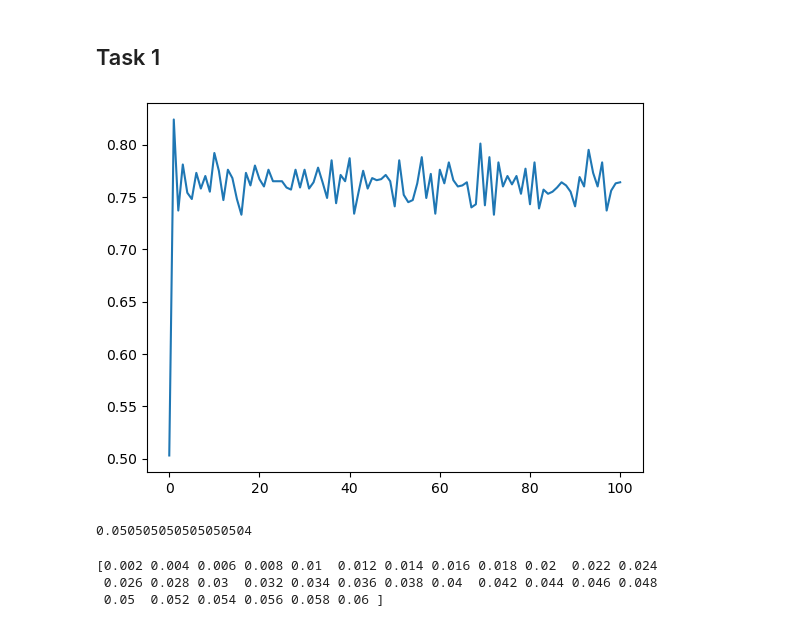
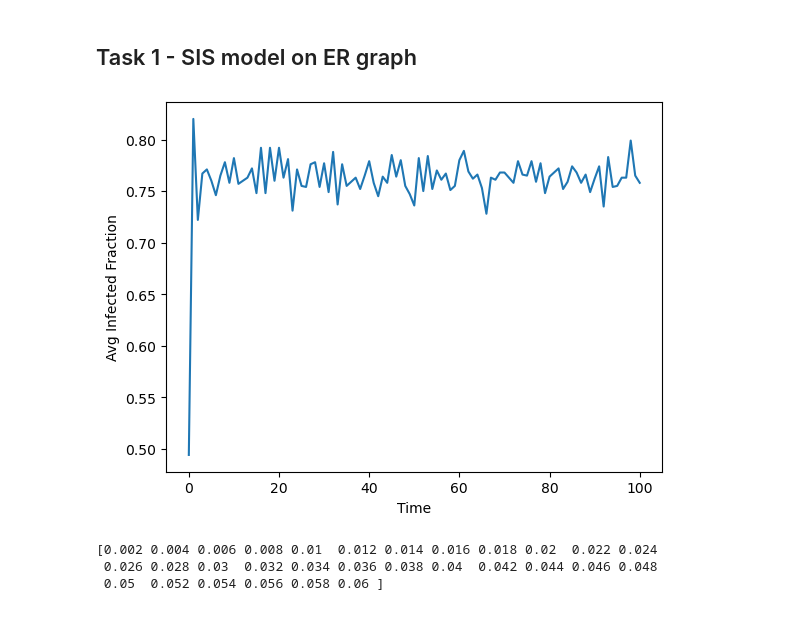
Before and after one commit to kubek22/SNARS, a Jupyter notebook: project11/project11.ipynb, the cells around one changed output. Saved outputs shown, nothing was run; the diff lists cells and outputs as text; code cells hidden in the pictures.

```diff
--- a/project11/project11.ipynb
+++ b/project11/project11.ipynb
@@ -6,5 +7,3 @@ import random
 
 np.random.seed(0)
 random.seed(0)
-# %% [markdown]
-## Task 1
@@ -86,20 +110,19 @@ def repeat_simulations(n_simulations, beta, gamma, time_steps, n, p, infected_pr
+# %% [markdown]
+## Task 1 - SIS model on ER graph
 # %%
 n = 100
 p = 0.2
 infected_prob = 0.5
 beta = 0.2 # prob S -> I
 gamma = 0.3 # prob I -> S
 lmbda = beta / gamma
-
-
-G = nx.erdos_renyi_graph(n=n, p=p)
-initialize_graph(G, infected_prob)
-
 n_simulations = 10
 time_steps = 100
+
+avg_i_list, avg_s_list = repeat_simulations(n_simulations, beta, gamma, time_steps, infected_prob, nx.erdos_renyi_graph, n=n, p=p)
+plt.plot(np.arange(time_steps+1), avg_i_list)
+plt.xlabel('Time')
+plt.ylabel('Avg Infected Fraction')
+plt.show()
+# %% [output]
+[figure, added]
-# %%
-avg_i_list, avg_s_list = repeat_simulations(n_simulations, beta, gamma, time_steps, n, p, infected_prob)
-plt.plot(np.arange(time_steps+1), avg_i_list)
-plt.show()
-# %% [output]
-[figure, removed]
@@ -123,10 +136,7 @@ time_steps = 1000
 # epidemic threshold
 k_avg = p * (n - 1)
 lmbda_c = 1 / k_avg
-# lmbda_c = 1 / (n * p * (1 - infected_prob) * n)
-lmbda_c
+lambda_c_sf = k_avg / (k_avg + k_avg ** 2)
-# %% [output]
-0.050505050505050504
 # %%
 beta_list = np.linspace(0.001, 0.03, 30)
 gamma = 0.5
```
Also changed, not shown: parts of 19 cells of this notebook.
